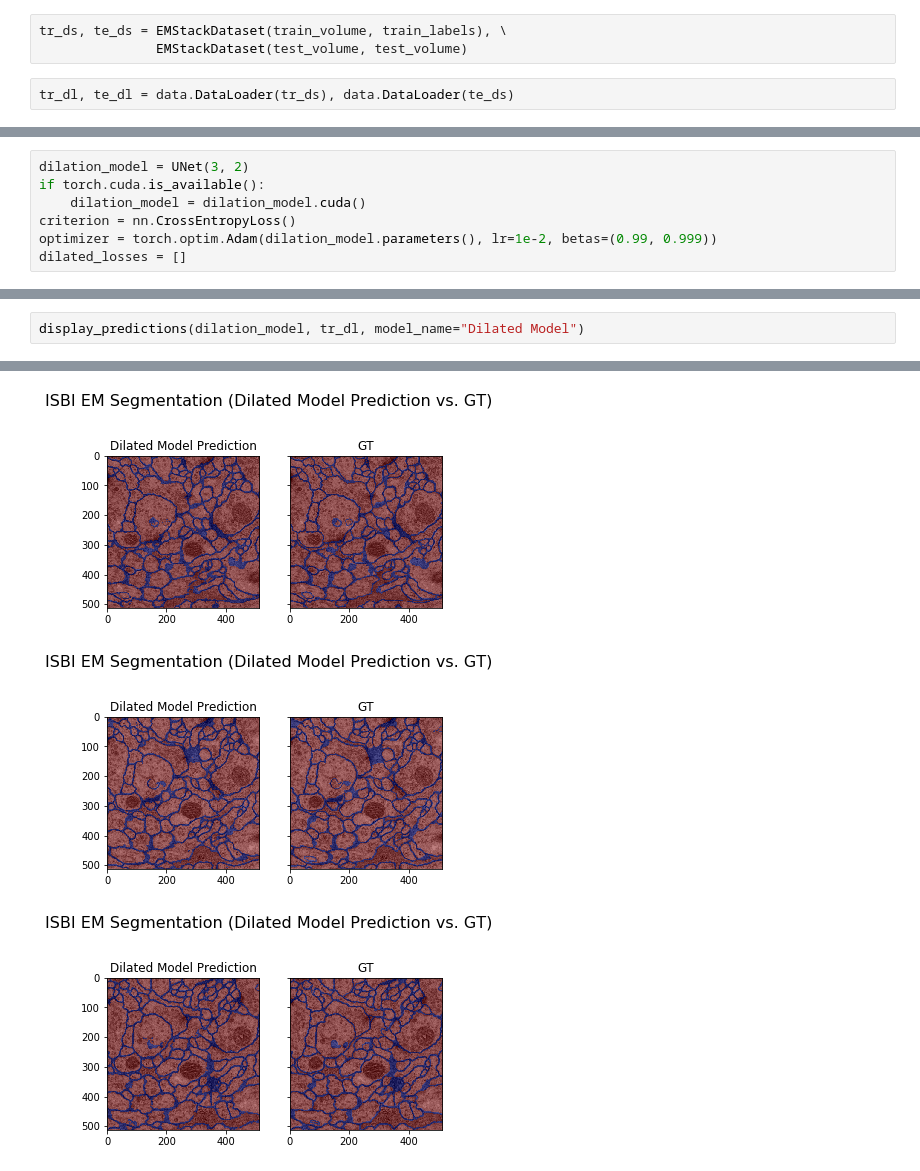
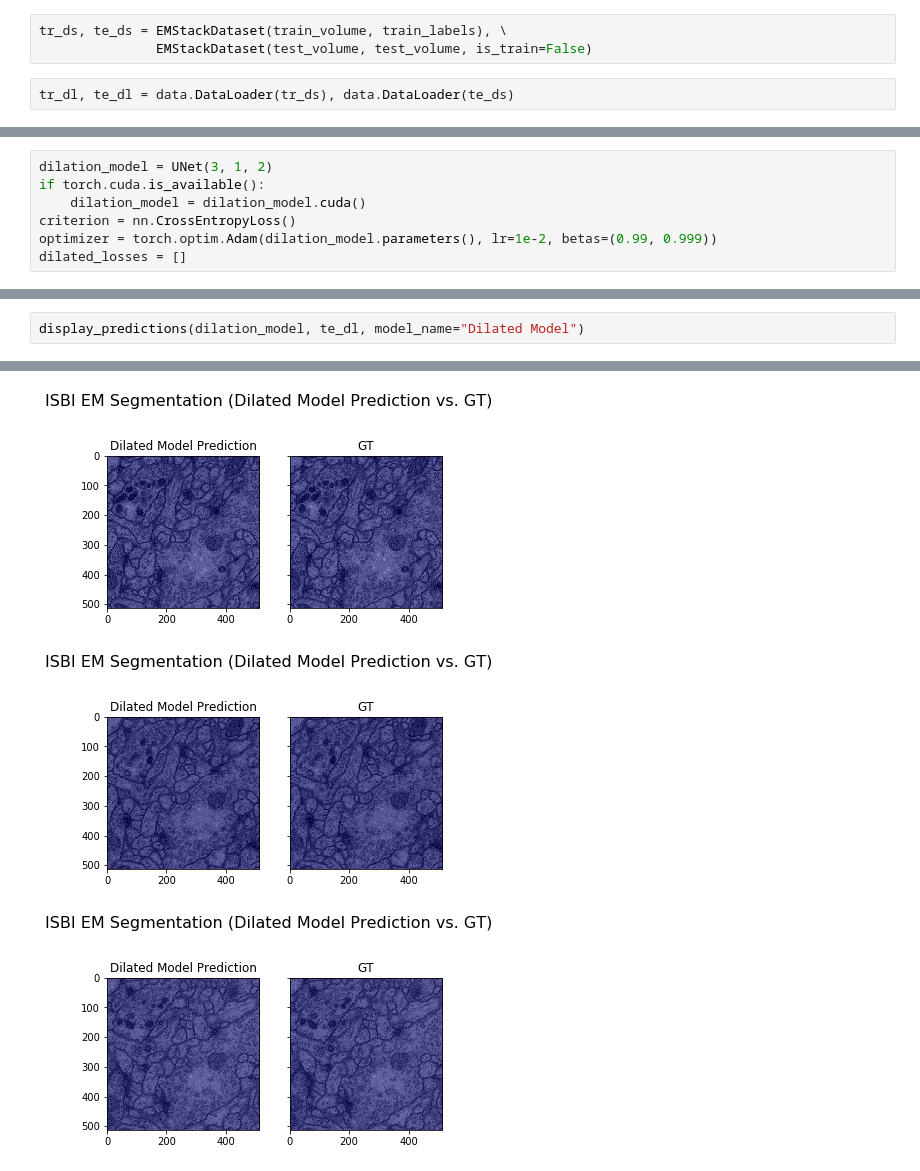
Before and after one commit to dthiagarajan/pytorch_semantic_segmentation, a Jupyter notebook: unet_example.ipynb, the cells around one changed output, grey strips where cells are left out. Saved outputs shown, nothing was run; the diff lists cells and outputs as text.

```diff
--- a/unet_example.ipynb
+++ b/unet_example.ipynb
@@ -23,6 +26,6 @@ display_segmentation(train_volume[..., 0], train_labels[..., 0])
 [figure]
 # %%
 tr_ds, te_ds = EMStackDataset(train_volume, train_labels), \
-               EMStackDataset(test_volume, test_volume)
+               EMStackDataset(test_volume, test_volume, is_train=False)
 # %%
 tr_dl, te_dl = data.DataLoader(tr_ds), data.DataLoader(te_ds)
@@ -60,5 +89,5 @@ Learning rate changed to: 0.00305
 # %%
-dilation_model = UNet(3, 2)
+dilation_model = UNet(3, 1, 2)
 if torch.cuda.is_available():
     dilation_model = dilation_model.cuda()
 criterion = nn.CrossEntropyLoss()
@@ -98,3 +121,3 @@ display_predictions(transposed_model, tr_dl, model_name="Transposed Model")
 # %%
-display_predictions(dilation_model, tr_dl, model_name="Dilated Model")
+display_predictions(dilation_model, te_dl, model_name="Dilated Model")
 # %% [output]
@@ -102,3 +125,3 @@ display_predictions(dilation_model, tr_dl, model_name="Dilated Model")
-[figure, old version]
+[figure, new version]
-[figure, old version]
+[figure, new version]
-[figure, old version]
+[figure, new version]
```
Also changed, not shown: parts of 7 cells of this notebook, 5 other files.
